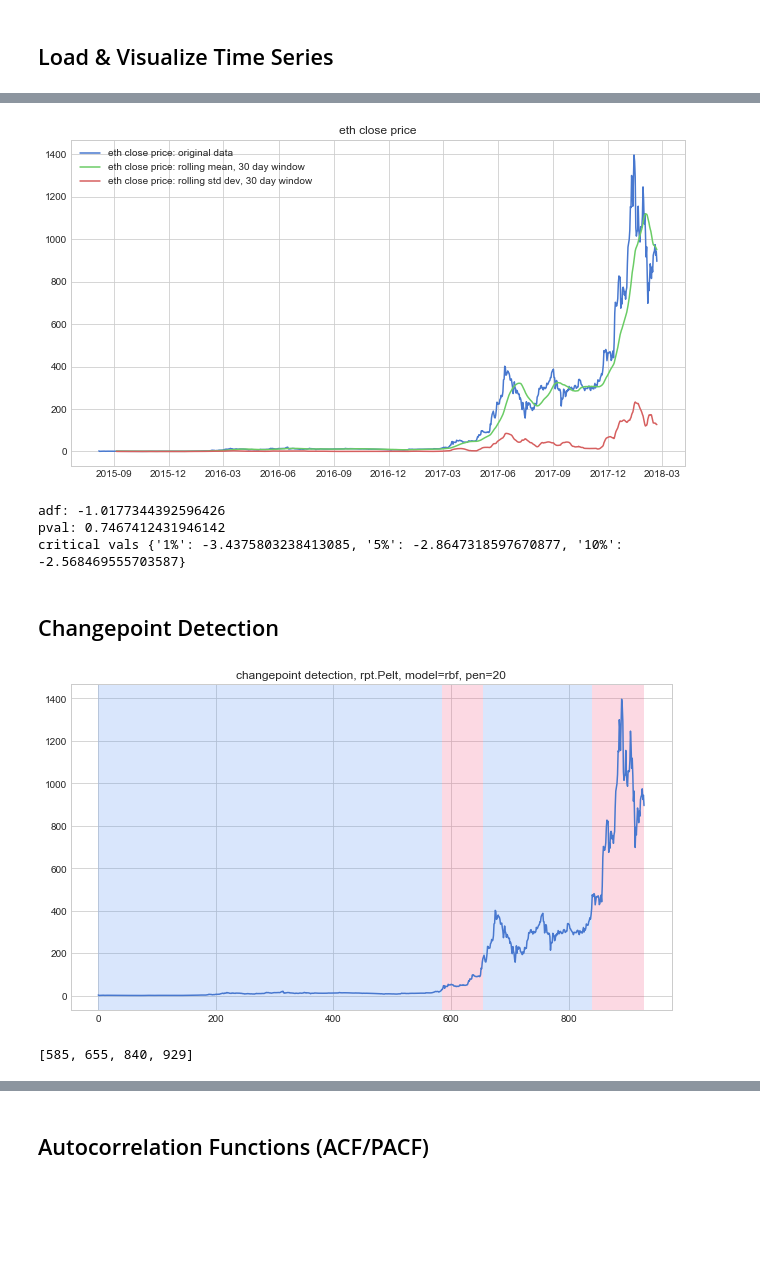
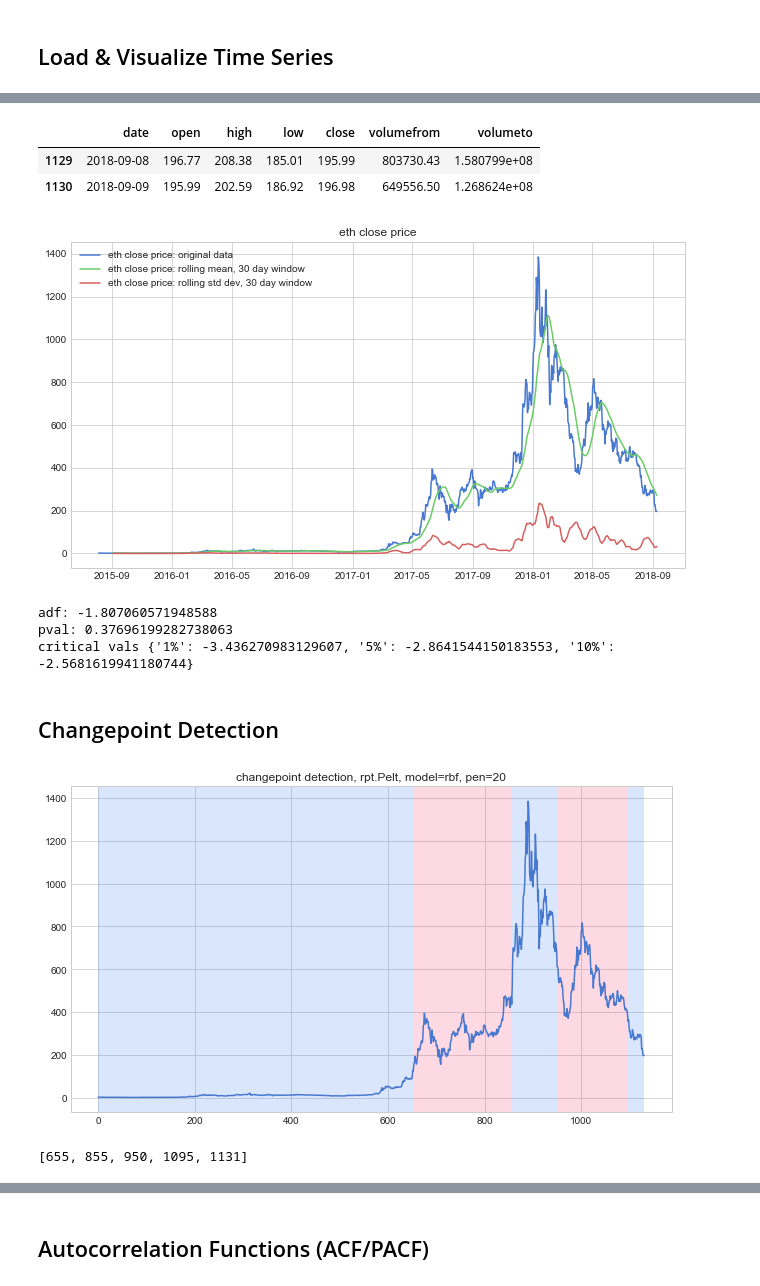
Before and after one commit to brianmcguckin/thinkful_unit_06_specializations, a Jupyter notebook: eth_ts.ipynb, the cells around one changed output, grey strips where cells are left out. Drawn from its saved outputs; the diff is of its cells as text; code cells hidden in the pictures; blank space fills up the shorter version.

```diff
--- a/eth_ts.ipynb
+++ b/eth_ts.ipynb
@@ -35,0 +29,4 @@ df.head()
+# %%
+eth_raw = pd.read_pickle('eth_df.pkl')
+print(eth_raw.info())
+eth_raw.head(2)
@@ -36,33 +50,41 @@ df.head()
+# %%
+eth_raw.tail(2)
+# %% [output]
+|  | date | open | high | low | close | volumefrom | volumeto |
+| 1129 | 2018-09-08 | 196.77 | 208.38 | 185.01 | 195.99 | 803730.43 | 1.580799e+08 |
+| 1130 | 2018-09-09 | 195.99 | 202.59 | 186.92 | 196.98 | 649556.50 | 1.268624e+08 |
 # %%
+df = eth_raw.copy()
+df.rename(columns={'close':'eth'}, inplace=True)
 plt.figure(figsize=(11,6))
 plt.plot(
     df['date'],
     df['eth'],
     label='eth close price: original data'
 )
 plt.plot(
     df['date'],
     df['eth'].rolling(30).mean(),
     label='eth close price: rolling mean, 30 day window'
 )
 plt.plot(
     df['date'],
     df['eth'].rolling(30).std(),
     label='eth close price: rolling std dev, 30 day window'
 )
 plt.title('eth close price')
 plt.legend(loc='upper left')
 plt.show()
 
 from statsmodels.tsa.stattools import adfuller
 print('adf: {0}\npval: {1}\ncritical vals {2}'.format(
     adfuller(df['eth'])[0],
     adfuller(df['eth'])[1],
     adfuller(df['eth'])[4]))
 # %% [output]
-[figure, old version]
+[figure, new version]
-adf: -1.0177344392596426
-pval: 0.7467412431946142
-critical vals {'1%': -3.4375803238413085, '5%': -2.8647318597670877, '10%': -2.568469555703587}
+adf: -1.807060571948588
+pval: 0.37696199282738063
+critical vals {'1%': -3.436270983129607, '5%': -2.8641544150183553, '10%': -2.5681619941180744}
 # %% [markdown]
 ## Changepoint Detection
@@ -69,6 +94,5 @@ critical vals {'1%': -3.4375803238413085, '5%': -2.8647318597670877, '10%': -2.5
 # %%
 import ruptures as rpt
-ts = df.set_index('date')
 cpts = rpt.Pelt(model='rbf').fit_predict(ts, pen=20)
 
 rpt.display(ts, cpts, figsize=(9,5))
@@ -76,7 +100,7 @@ plt.title('changepoint detection, rpt.Pelt, model=rbf, pen=20')
 plt.show()
 print(cpts)
 # %% [output]
-[figure, old version]
+[figure, new version]
-[585, 655, 840, 929]
+[655, 855, 950, 1095, 1131]
 # %%
 # split df by changepoints
```
Also changed, not shown: parts of 50 cells of this notebook, 2 other files.
